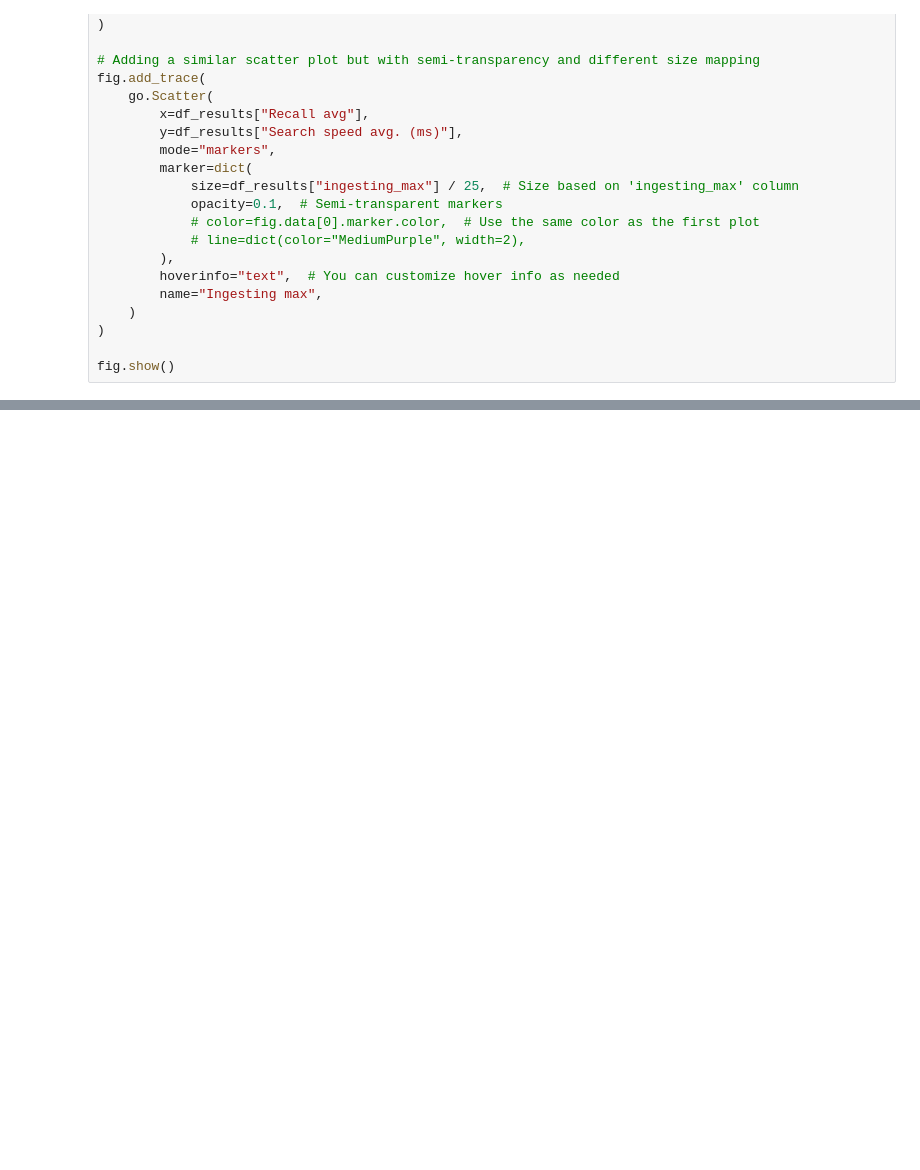
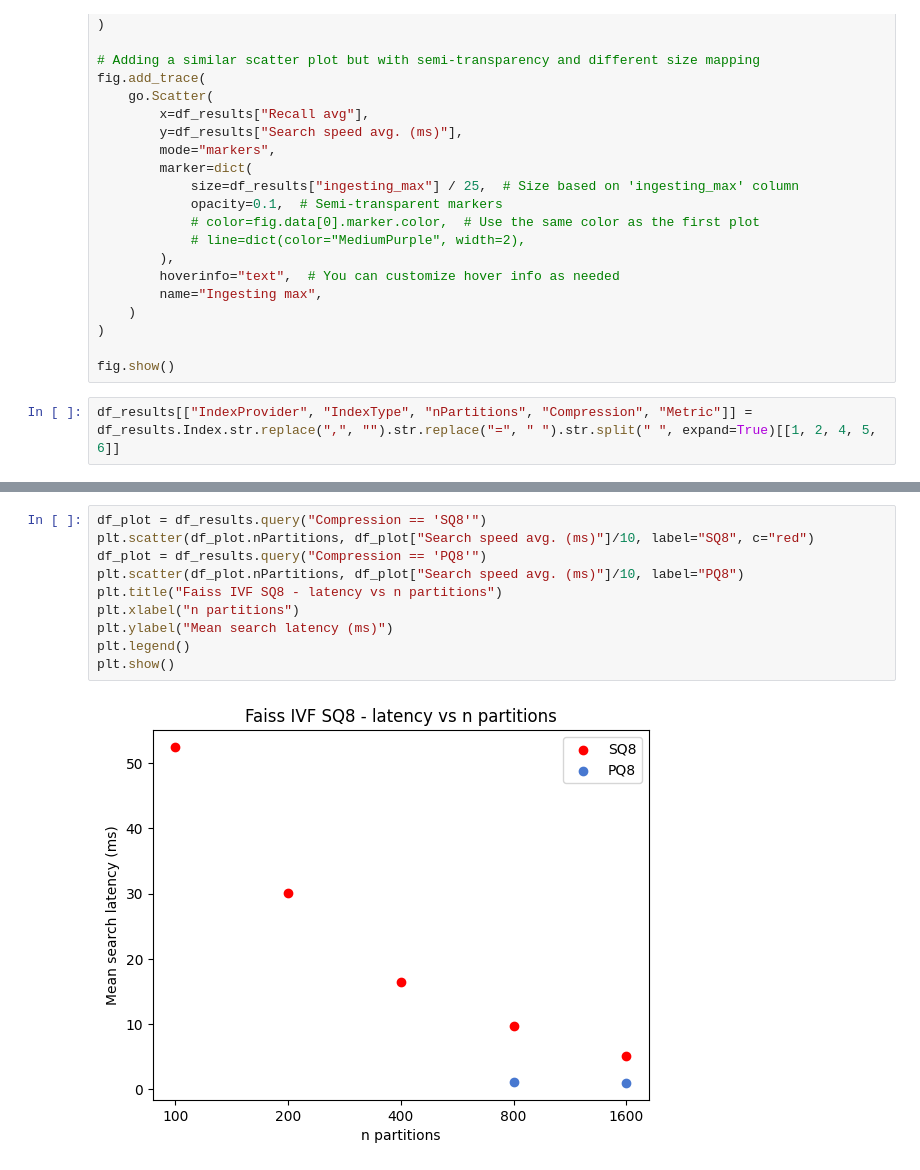
Before and after one commit to ExplodedViewMelon/vod, a Jupyter notebook: src/vod_benchmarking/analyse_results.ipynb, the cells around one changed output, grey strips where cells are left out. Saved outputs shown, nothing was run; the diff lists cells and outputs as text; blank space fills up the shorter version.

```diff
--- a/src/vod_benchmarking/analyse_results.ipynb
+++ b/src/vod_benchmarking/analyse_results.ipynb
@@ -91,3 +94,5 @@ fig.add_trace(
 )
 
 fig.show()
+# %%
+df_results[["IndexProvider", "IndexType", "nPartitions", "Compression", "Metric"]] = df_results.Index.str.replace(",", "").str.replace("=", " ").str.split(" ", expand=True)[[1, 2, 4, 5, 6]]
@@ -93,0 +109,12 @@ fig.show()
+# %%
+df_plot = df_results.query("Compression == 'SQ8'")
+plt.scatter(df_plot.nPartitions, df_plot["Search speed avg. (ms)"]/10, label="SQ8", c="red")
+df_plot = df_results.query("Compression == 'PQ8'")
+plt.scatter(df_plot.nPartitions, df_plot["Search speed avg. (ms)"]/10, label="PQ8")
+plt.title("Faiss IVF SQ8 - latency vs n partitions")
+plt.xlabel("n partitions")
+plt.ylabel("Mean search latency (ms)")
+plt.legend()
+plt.show()
+# %% [output]
+[figure, added]
```
Also changed, not shown: parts of 4 cells of this notebook, 1 other file.
